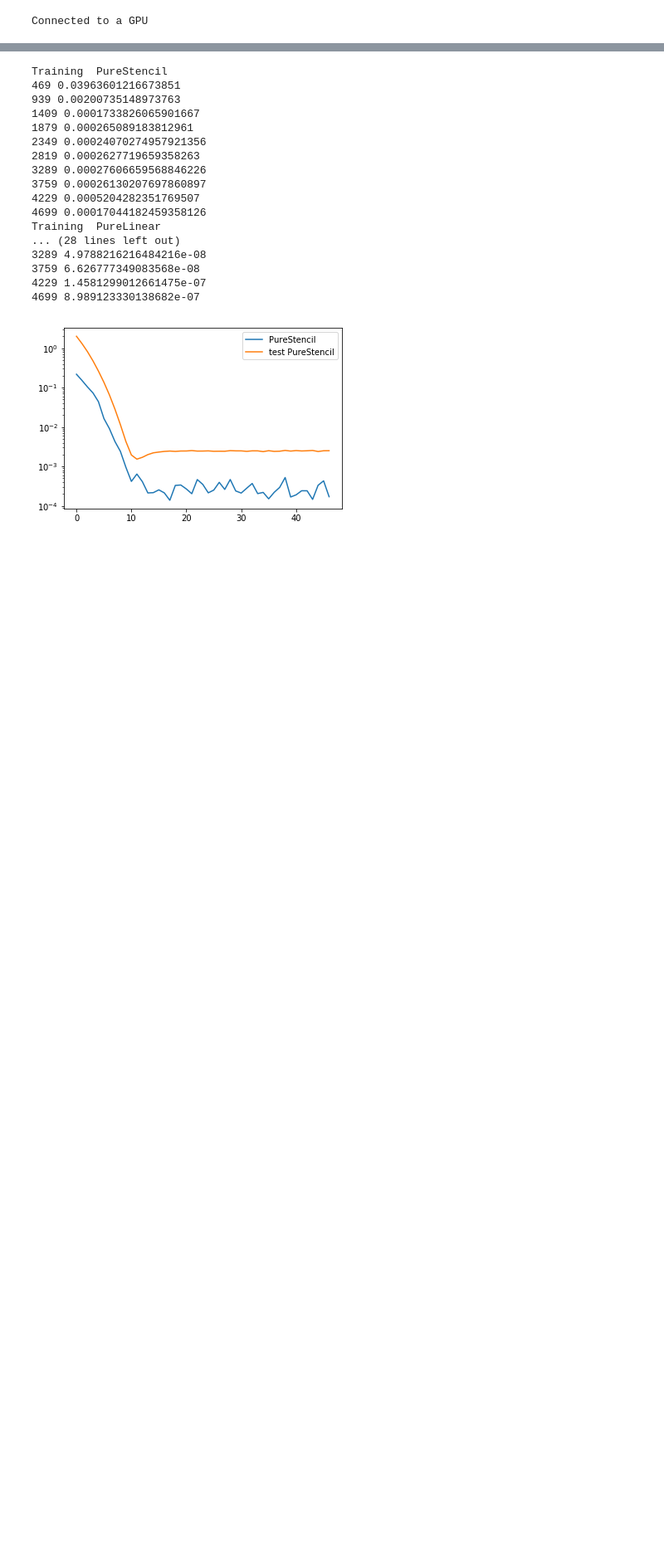
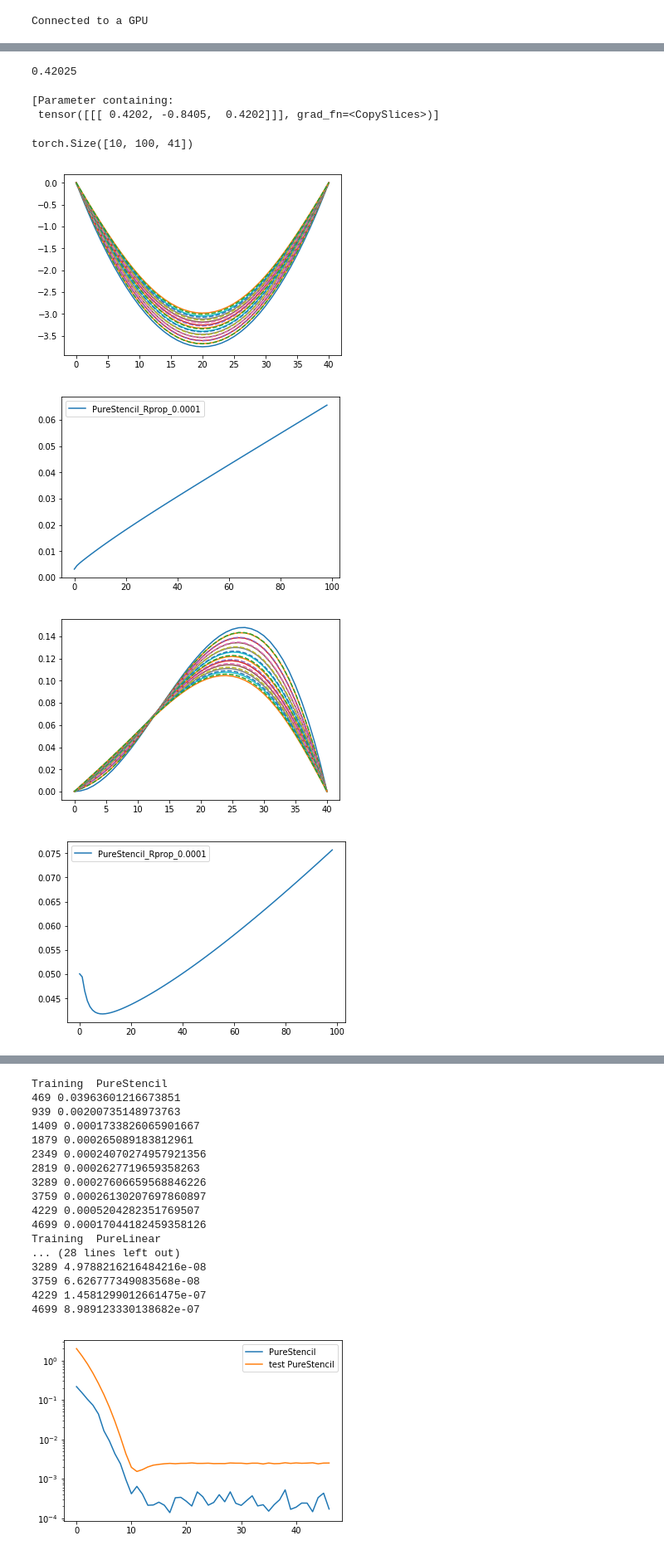
Before and after one commit to afqueiruga/nn_1d_pde, a Jupyter notebook: train_4.ipynb, the cells around one changed output, grey strips where cells are left out. Shown at 83% size. Cells and saved outputs as stored; diff of their text form; code cells hidden in the pictures; blank space fills up the shorter version.

```diff
--- a/train_4.ipynb
+++ b/train_4.ipynb
@@ -67,0 +66,35 @@ stash = {}
+# %%
+Dt,Dx = 0.25/100 , 1.0/41
+alpha = 0.1*Dt/(Dx**2)
+print(alpha)
+mystencil = PureStencil(Nx)
+p = list(mystencil.parameters())[0]
+p[0,0,0] =  1 * alpha
+p[0,0,1] =  -2 * alpha
+p[0,0,2] =  1 * alpha
+# %% [output]
+0.42025
+# %%
+list(mystencil.parameters())
+# %% [output]
+[Parameter containing:
+ tensor([[[ 0.4202, -0.8405,  0.4202]]], grad_fn=<CopySlices>)]
+# %%
+dataset.shape
+# %% [output]
+torch.Size([10, 100, 41])
+# %%
+data = np.load(root+f"data/{dataname}.npz")
+dataset = torch.tensor(data['U'],dtype=torch.float32,device=device)
+for i in range(Ntraj-Ntraj_val,Ntraj):
+    err = {}
+    err[N] = do_a_path(mystencil.to(device),dataset,i,-1)
+    for N,e in err.items():
+        plt.plot(e,label=N)
+    plt.legend()
+    plt.show()
+# %% [output]
+[figure, added]
+[figure, added]
+[figure, added]
+[figure, added]
```
Also changed, not shown: parts of 17 cells of this notebook, 1 other file.
